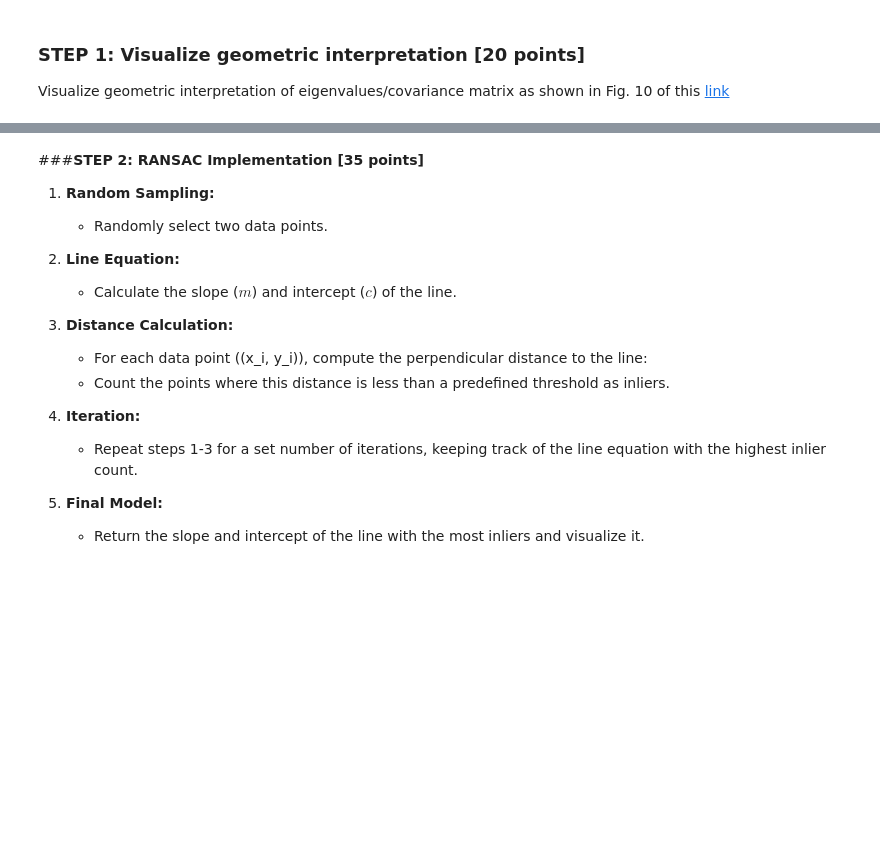
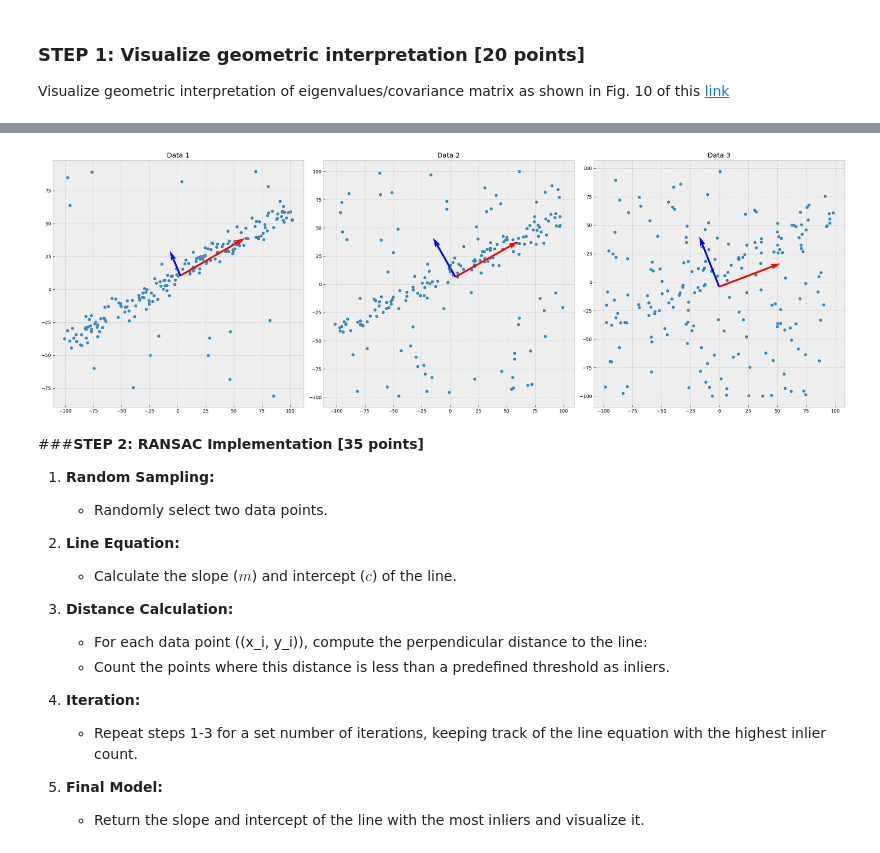
Before and after one commit to wagancon/CMSC426, a Jupyter notebook: CMSC426_Homework1.ipynb, the cells around one changed output, grey strips where cells are left out. Cells and saved outputs as stored; diff of their text form; code cells hidden in the pictures; blank space fills up the shorter version.

```diff
--- a/CMSC426_Homework1.ipynb
+++ b/CMSC426_Homework1.ipynb
@@ -102,0 +106,19 @@ Visualize geometric interpretation of eigenvalues/covariance matrix as shown in
+# %%
+import numpy as np
+
+def get_eigs(data):
+    mean = np.mean(data, axis=1, keepdims=True)
+    centered = data - mean
+    # Correct covariance calculation: transpose the centered data
+    cov = np.cov(centered)
+    # Return eigenvalues and eigenvectors
+    return np.linalg.eig(cov)
+
+# Calculate eigenvalues and eigenvectors for each dataset
+eigvals1, eigvecs1 = get_eigs(data1)
+eigvals2, eigvecs2 = get_eigs(data2)
+eigvals3, eigvecs3 = get_eigs(data3)
+
+print("Data1 Eigenvectors:\n", eigvecs1, "\nEigenvalues:\n", eigvals1)
+print("Data2 Eigenvectors:\n", eigvecs2, "\nEigenvalues:\n", eigvals2)
+print("Data3 Eigenvectors:\n", eigvecs3, "\nEigenvalues:\n", eigvals3)
@@ -103,3 +141,46 @@ Visualize geometric interpretation of eigenvalues/covariance matrix as shown in
+# %%
+plt.style.use("bmh")
+
+fig, axes = plt.subplots(1, 3, figsize=(24, 8))
+axes[0].scatter(data1[0],data1[1])
+axes[0].set_title('Data 1')
+
+axes[1].scatter(data2[0],data2[1])
+axes[1].set_title('Data 2')
+
+axes[2].scatter(data3[0],data3[1])
+axes[2].set_title('Data 3')
+
+origin1 = np.mean(data1, axis=1)
+axes[0].quiver(origin1[0], origin1[1],
+               eigvecs1[0, 0] * np.sqrt(eigvals1[0]), eigvecs1[1, 0] * np.sqrt(eigvals1[0]),
+               color='r', angles='xy', scale_units='xy', scale=1)
+axes[0].quiver(origin1[0], origin1[1],
+               eigvecs1[0, 1] * np.sqrt(eigvals1[1]), eigvecs1[1, 1] * np.sqrt(eigvals1[1]),
+               color='b', angles='xy', scale_units='xy', scale=1)
+
+# Data 2
+origin2 = np.mean(data2, axis=1)
+axes[1].quiver(origin2[0], origin2[1],
+               eigvecs2[0, 0] * np.sqrt(eigvals2[0]), eigvecs2[1, 0] * np.sqrt(eigvals2[0]),
+               color='r', angles='xy', scale_units='xy', scale=1)
+axes[1].quiver(origin2[0], origin2[1],
+               eigvecs2[0, 1] * np.sqrt(eigvals2[1]), eigvecs2[1, 1] * np.sqrt(eigvals2[1]),
+               color='b', angles='xy', scale_units='xy', scale=1)
+
+# Data 3
+origin3 = np.mean(data3, axis=1)
+axes[2].quiver(origin3[0], origin3[1],
+               eigvecs3[0, 0] * np.sqrt(eigvals3[0]), eigvecs3[1, 0] * np.sqrt(eigvals3[0]),
+               color='r', angles='xy', scale_units='xy', scale=1)
+axes[2].quiver(origin3[0], origin3[1],
+               eigvecs3[0, 1] * np.sqrt(eigvals3[1]), eigvecs3[1, 1] * np.sqrt(eigvals3[1]),
+               color='b', angles='xy', scale_units='xy', scale=1)
+
+plt.tight_layout()
+plt.show()
+# %% [output]
+[figure, added]
 # %% [markdown]
 ###**STEP 2: RANSAC Implementation [35 points]**
 
```
Also changed, not shown: parts of 4 cells of this notebook.
